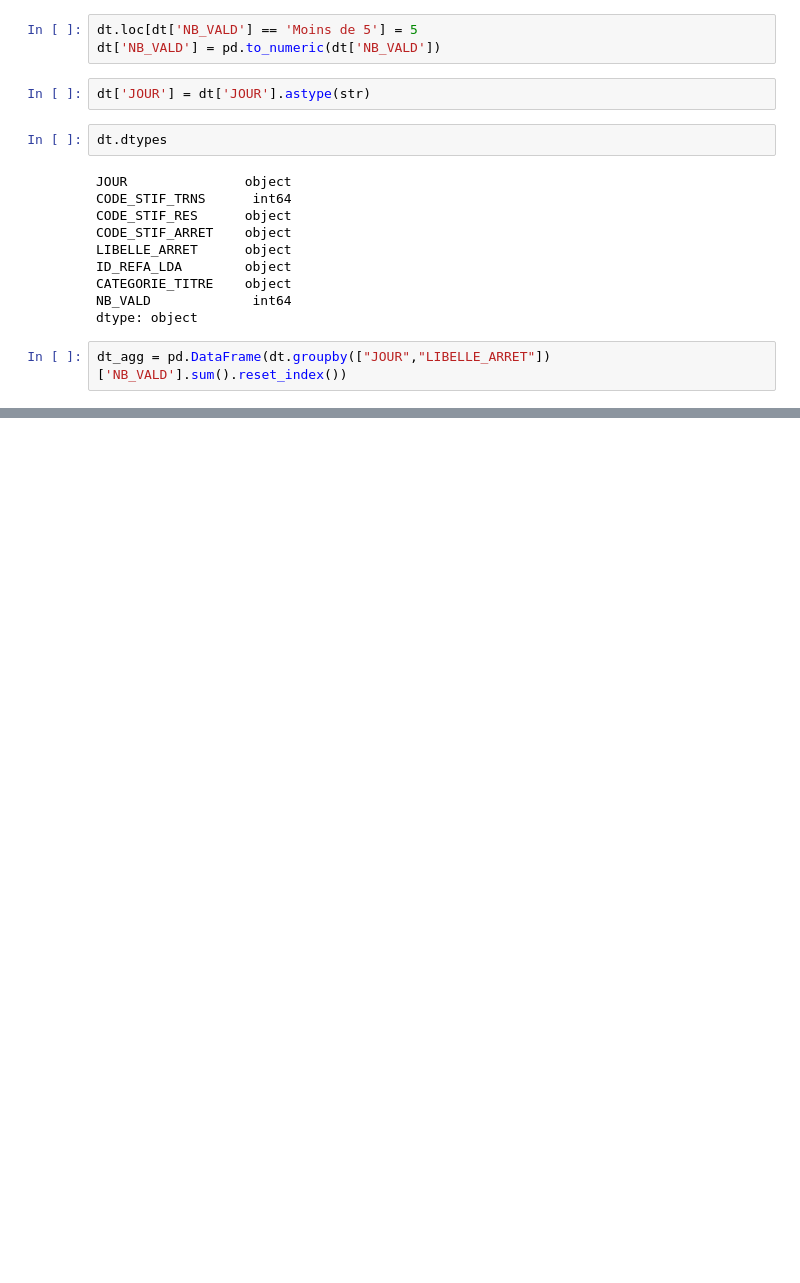
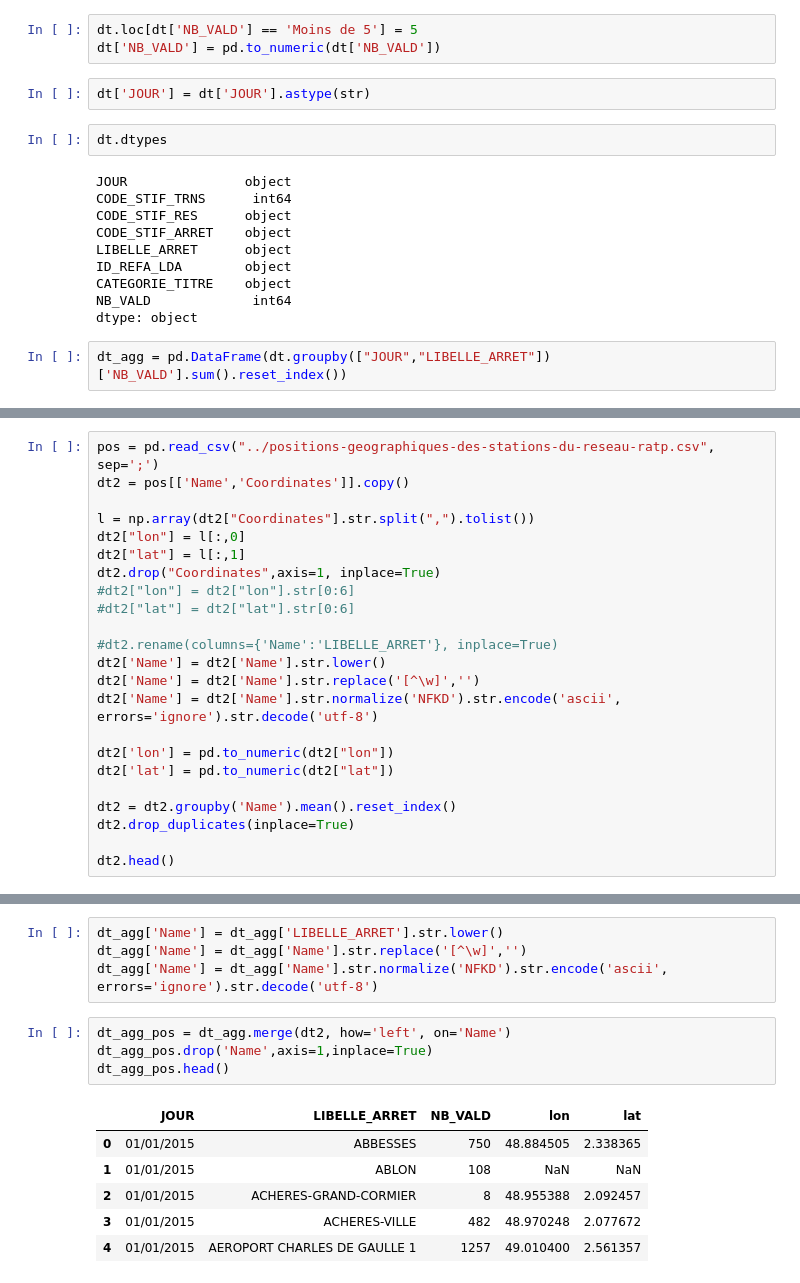
Before and after one commit to p-desaintchamas/datacamp-challenge-creation, a Jupyter notebook: merge_aggregate_data.ipynb, the cells around one changed output, grey strips where cells are left out. Cells and saved outputs as stored; diff of their text form; blank space fills up the shorter version.

Commit message:
merge notebook

```diff
--- a/merge_aggregate_data.ipynb
+++ b/merge_aggregate_data.ipynb
@@ -64,0 +65,23 @@ dt_agg.to_csv('./datacamp-challenge-creation/data/validation_data_agg_2015_2018.
+# %%
+pos = pd.read_csv("../positions-geographiques-des-stations-du-reseau-ratp.csv", sep=';')
+dt2 = pos[['Name','Coordinates']].copy()
+
+l = np.array(dt2["Coordinates"].str.split(",").tolist())
+dt2["lon"] = l[:,0]
+dt2["lat"] = l[:,1]
+dt2.drop("Coordinates",axis=1, inplace=True)
+#dt2["lon"] = dt2["lon"].str[0:6]
+#dt2["lat"] = dt2["lat"].str[0:6]
+
+#dt2.rename(columns={'Name':'LIBELLE_ARRET'}, inplace=True)
+dt2['Name'] = dt2['Name'].str.lower()
+dt2['Name'] = dt2['Name'].str.replace('[^\w]','')
+dt2['Name'] = dt2['Name'].str.normalize('NFKD').str.encode('ascii', errors='ignore').str.decode('utf-8')
+
+dt2['lon'] = pd.to_numeric(dt2["lon"])
+dt2['lat'] = pd.to_numeric(dt2["lat"])
+
+dt2 = dt2.groupby('Name').mean().reset_index()
+dt2.drop_duplicates(inplace=True)
+
+dt2.head()
@@ -64,0 +95,15 @@ dt_agg.to_csv('./datacamp-challenge-creation/data/validation_data_agg_2015_2018.
+# %%
+dt_agg['Name'] = dt_agg['LIBELLE_ARRET'].str.lower()
+dt_agg['Name'] = dt_agg['Name'].str.replace('[^\w]','')
+dt_agg['Name'] = dt_agg['Name'].str.normalize('NFKD').str.encode('ascii', errors='ignore').str.decode('utf-8')
+# %%
+dt_agg_pos = dt_agg.merge(dt2, how='left', on='Name')
+dt_agg_pos.drop('Name',axis=1,inplace=True)
+dt_agg_pos.head()
+# %% [output]
+|  | JOUR | LIBELLE_ARRET | NB_VALD | lon | lat |
+| 0 | 01/01/2015 | ABBESSES | 750 | 48.884505 | 2.338365 |
+| 1 | 01/01/2015 | ABLON | 108 | NaN | NaN |
+| 2 | 01/01/2015 | ACHERES-GRAND-CORMIER | 8 | 48.955388 | 2.092457 |
+| 3 | 01/01/2015 | ACHERES-VILLE | 482 | 48.970248 | 2.077672 |
+| 4 | 01/01/2015 | AEROPORT CHARLES DE GAULLE 1 | 1257 | 49.010400 | 2.561357 |
```
Also changed, not shown: parts of 7 cells of this notebook, 2 other files.
